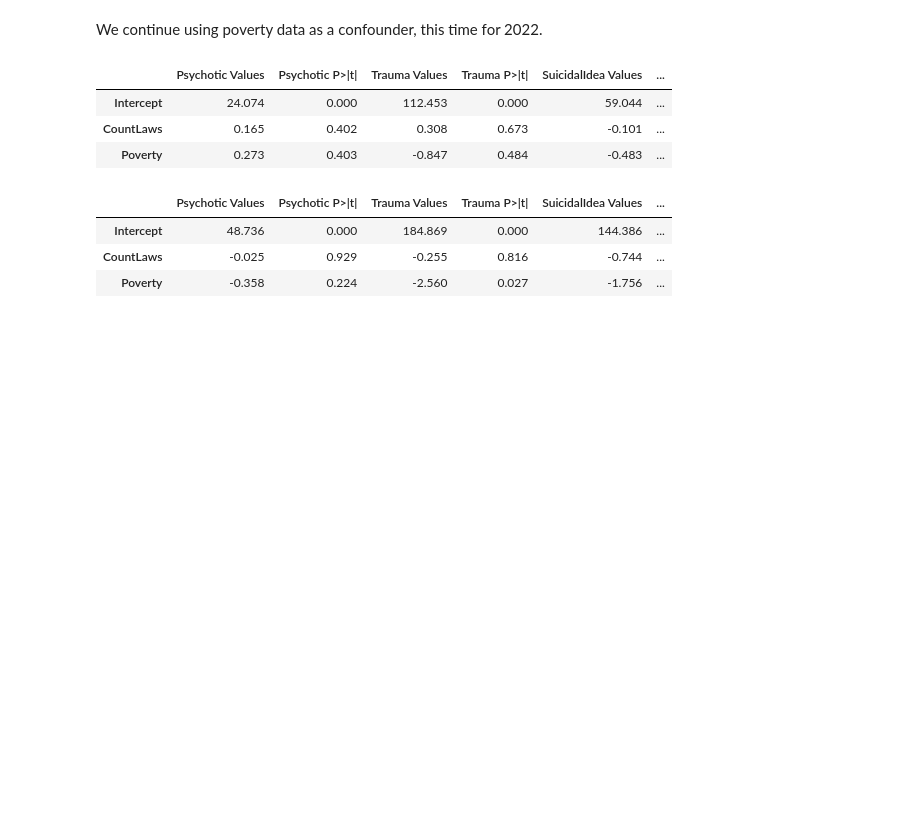
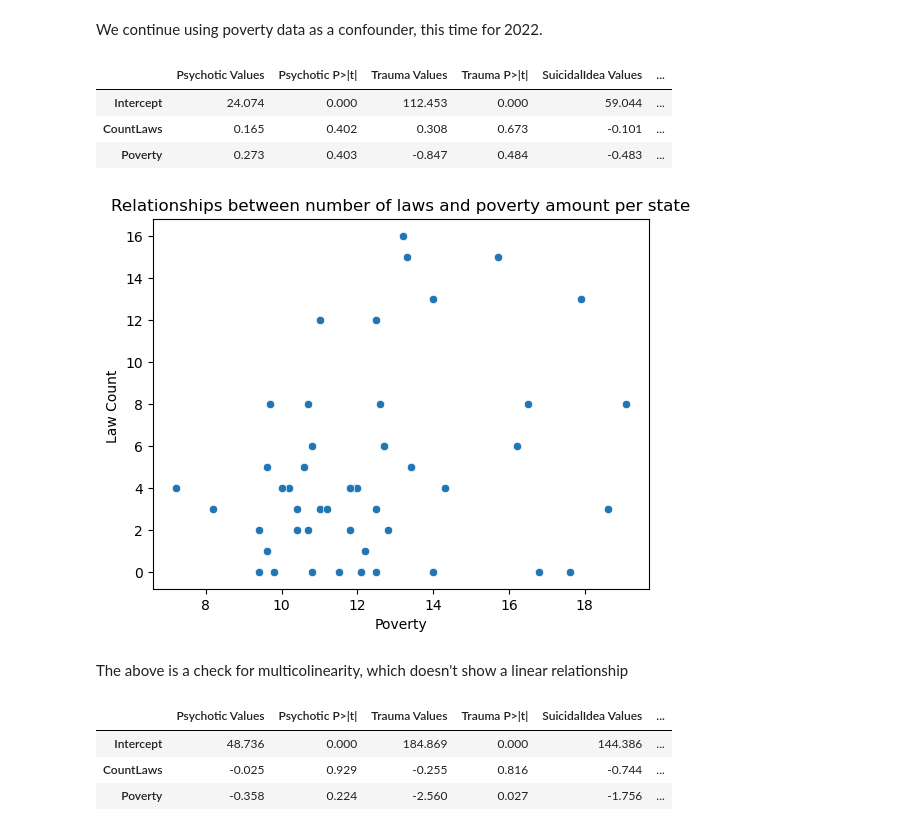
Before and after one commit to sofiatka/LGBTQ-Laws-and-MH, a Jupyter notebook: FinalProject_Group126_WI24.ipynb, the cells around one changed output. Cells and saved outputs as stored; diff of their text form; code cells hidden in the pictures; blank space fills up the shorter version.

```diff
--- a/FinalProject_Group126_WI24.ipynb
+++ b/FinalProject_Group126_WI24.ipynb
@@ -1747,6 +1735,23 @@ results_all
 | Intercept | 24.074 | 0.000 | 112.453 | 0.000 | 59.044 | ... |
 | CountLaws | 0.165 | 0.402 | 0.308 | 0.673 | -0.101 | ... |
 | Poverty | 0.273 | 0.403 | -0.847 | 0.484 | -0.483 | ... |
+# %%
+sns.scatterplot()
+x = mh_laws_22_all['Poverty']
+y = mh_laws_22_all['CountLaws']
+
+# Plot scatter plot
+sns.scatterplot(x=x, y=y)
+
+plt.xlabel('Poverty')
+plt.ylabel('Law Count ')
+plt.title('Relationships between number of laws and poverty amount per state')
+
+plt.show()
+# %% [output]
+[figure, added]
+# %% [markdown]
+The above is a check for multicolinearity, which doesn't show a linear relationship
 # %%
 results_youth
 # %% [output]
```
Also changed, not shown: parts of 5 cells of this notebook.
